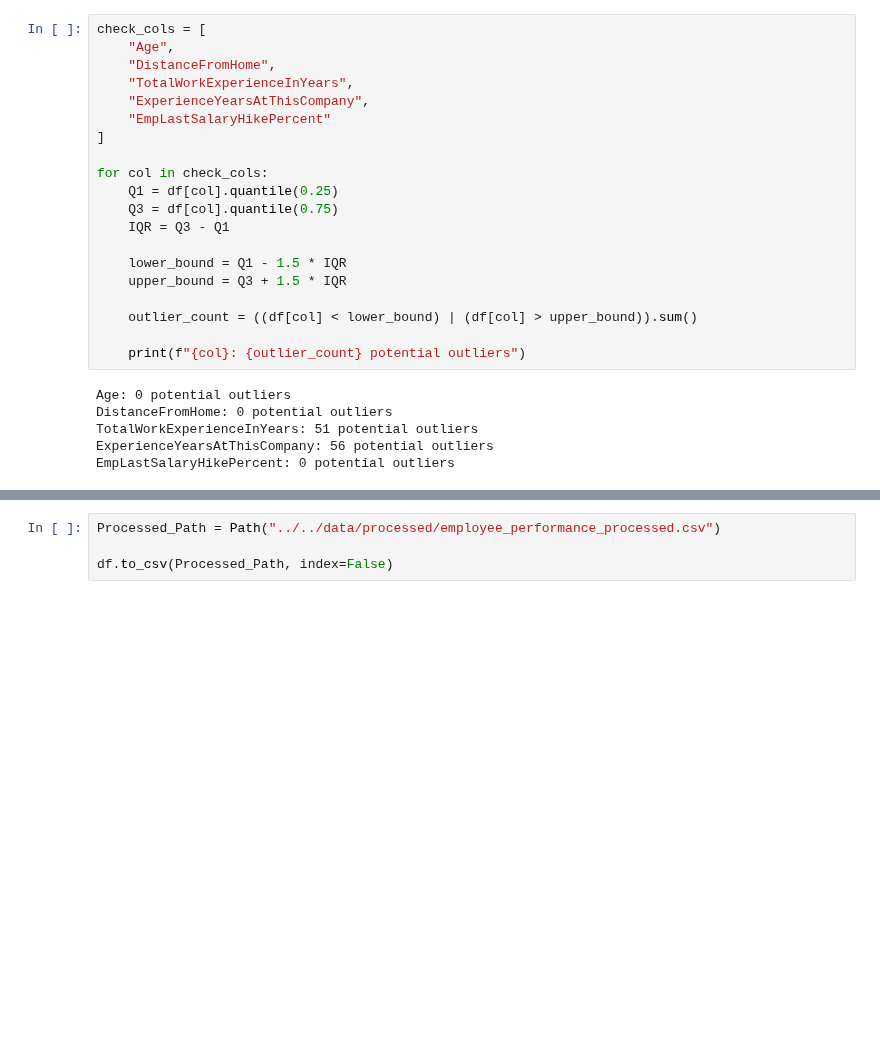
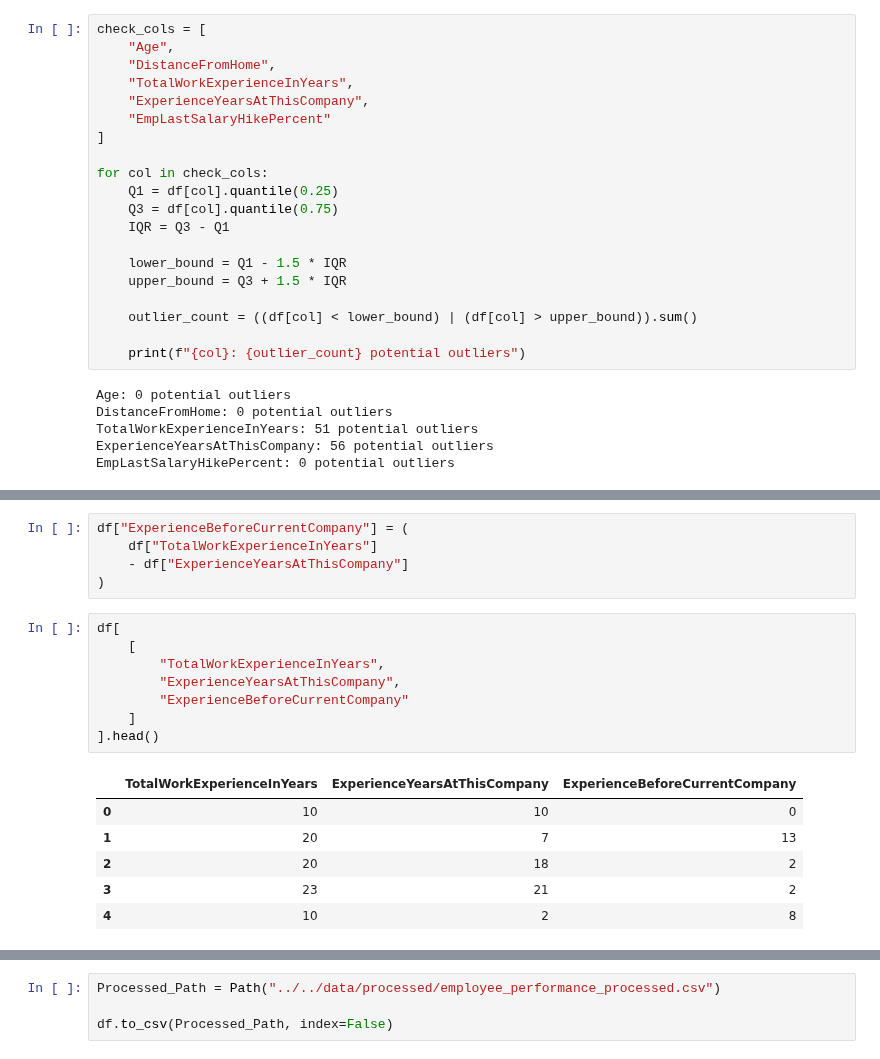
Before and after one commit to ChaitanyaGirase/INX_Future_Employee_Performance_Analysis, a Jupyter notebook: src/Data Processing/data_processing.ipynb, the cells around one changed output, grey strips where cells are left out. Saved outputs shown, nothing was run; the diff lists cells and outputs as text; blank space fills up the shorter version.

```diff
--- a/src/Data Processing/data_processing.ipynb
+++ b/src/Data Processing/data_processing.ipynb
@@ -272,0 +281,20 @@ The IQR method identified 51 potential outliers in `TotalWorkExperienceInYears`
+# %%
+df["ExperienceBeforeCurrentCompany"] = (
+    df["TotalWorkExperienceInYears"]
+    - df["ExperienceYearsAtThisCompany"]
+)
+# %%
+df[
+    [
+        "TotalWorkExperienceInYears",
+        "ExperienceYearsAtThisCompany",
+        "ExperienceBeforeCurrentCompany"
+    ]
+].head()
+# %% [output]
+|  | TotalWorkExperienceInYears | ExperienceYearsAtThisCompany | ExperienceBeforeCurrentCompany |
+| 0 | 10 | 10 | 0 |
+| 1 | 20 | 7 | 13 |
+| 2 | 20 | 18 | 2 |
+| 3 | 23 | 21 | 2 |
+| 4 | 10 | 2 | 8 |
```
Also changed, not shown: parts of 7 cells of this notebook, 5 other files.
